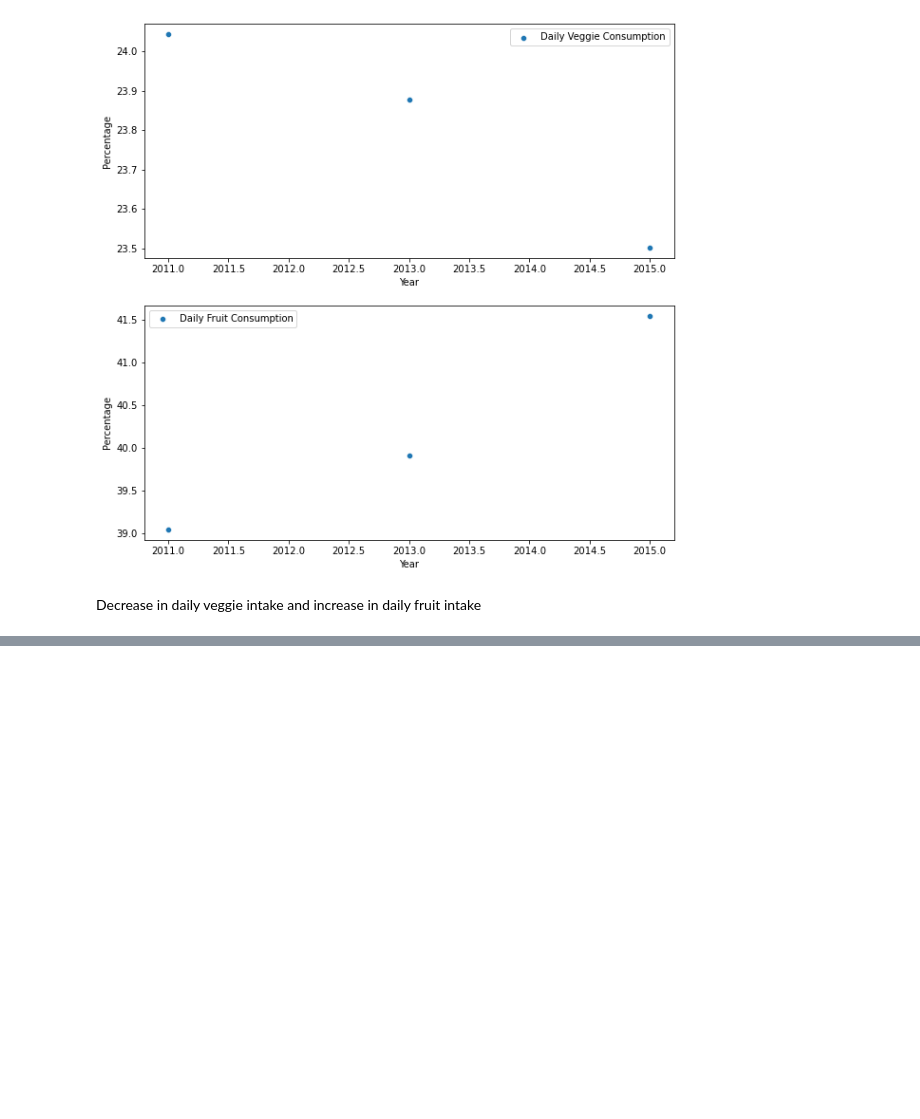
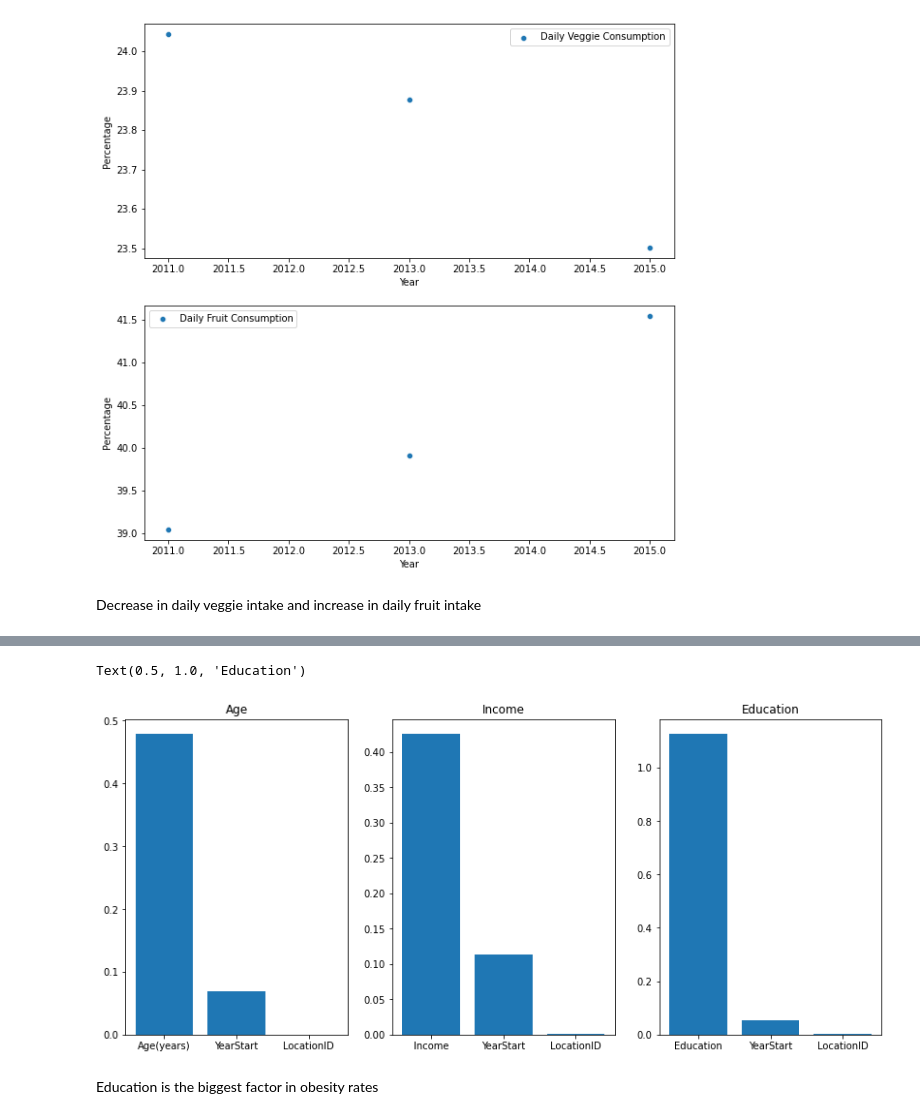
Before and after one commit to Starmam1717/Obesity_project, a Jupyter notebook: Obesity_notbook.ipynb, the cells around one changed output, grey strips where cells are left out. Drawn from its saved outputs; the diff is of its cells as text; code cells hidden in the pictures; blank space fills up the shorter version.

```diff
--- a/Obesity_notbook.ipynb
+++ b/Obesity_notbook.ipynb
@@ -447,0 +634,14 @@ sns.regplot(x = y_test,y= y_pred, scatter_kws={"color": "red"}, line_kws={"color
+# %%
+#All feature importance
+fig, axes = plt.subplots(1,3,figsize=(14,6))
+axes[0].bar(x=importance_age['Attribute'], height=importance_age['Importance'])
+axes[0].set_title('Age')
+axes[1].bar(x=importance_in['Attribute'], height=importance_in['Importance'])
+axes[1].set_title('Income')
+axes[2].bar(x=importance_ed['Attribute'], height=importance_ed['Importance'])
+axes[2].set_title('Education')
+# %% [output]
+Text(0.5, 1.0, 'Education')
+[figure, added]
+# %% [markdown]
+Education is the biggest factor in obesity rates
```
Also changed, not shown: parts of 11 cells of this notebook.
